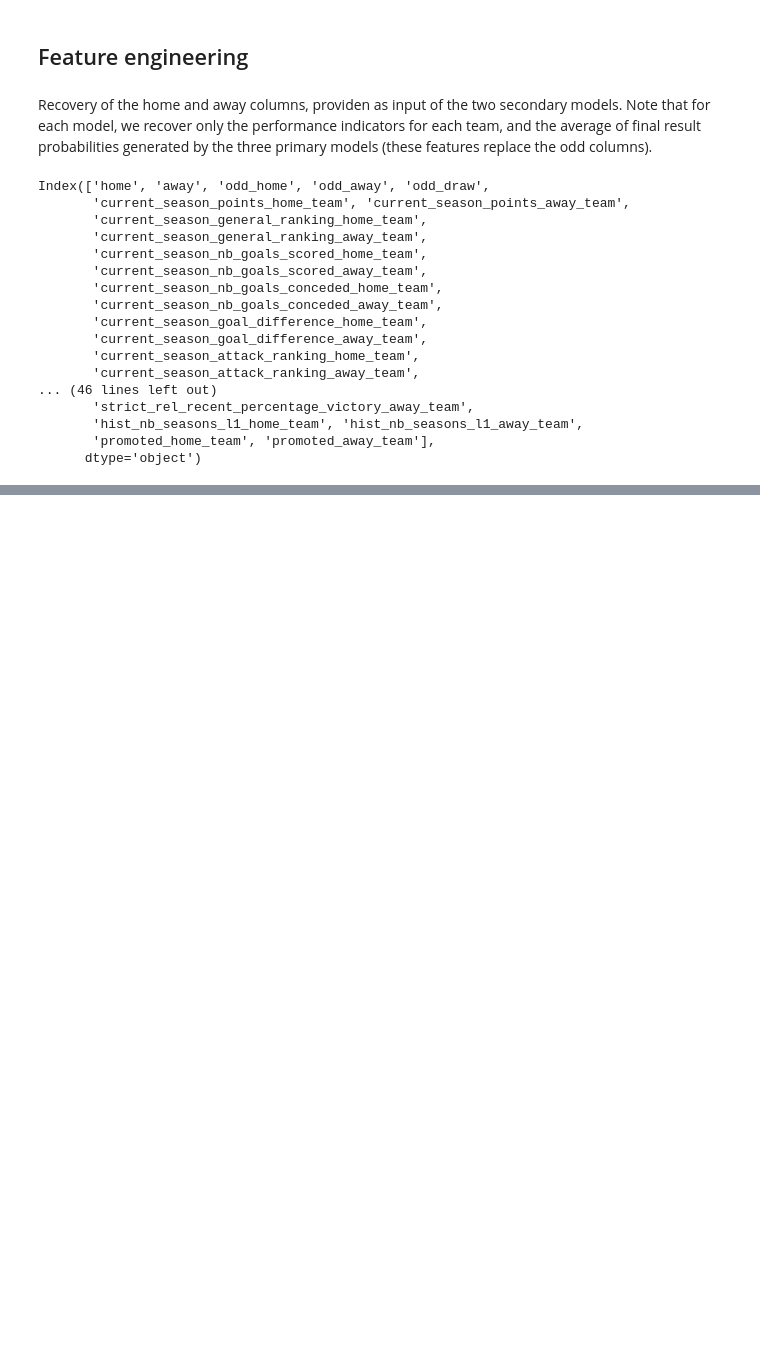
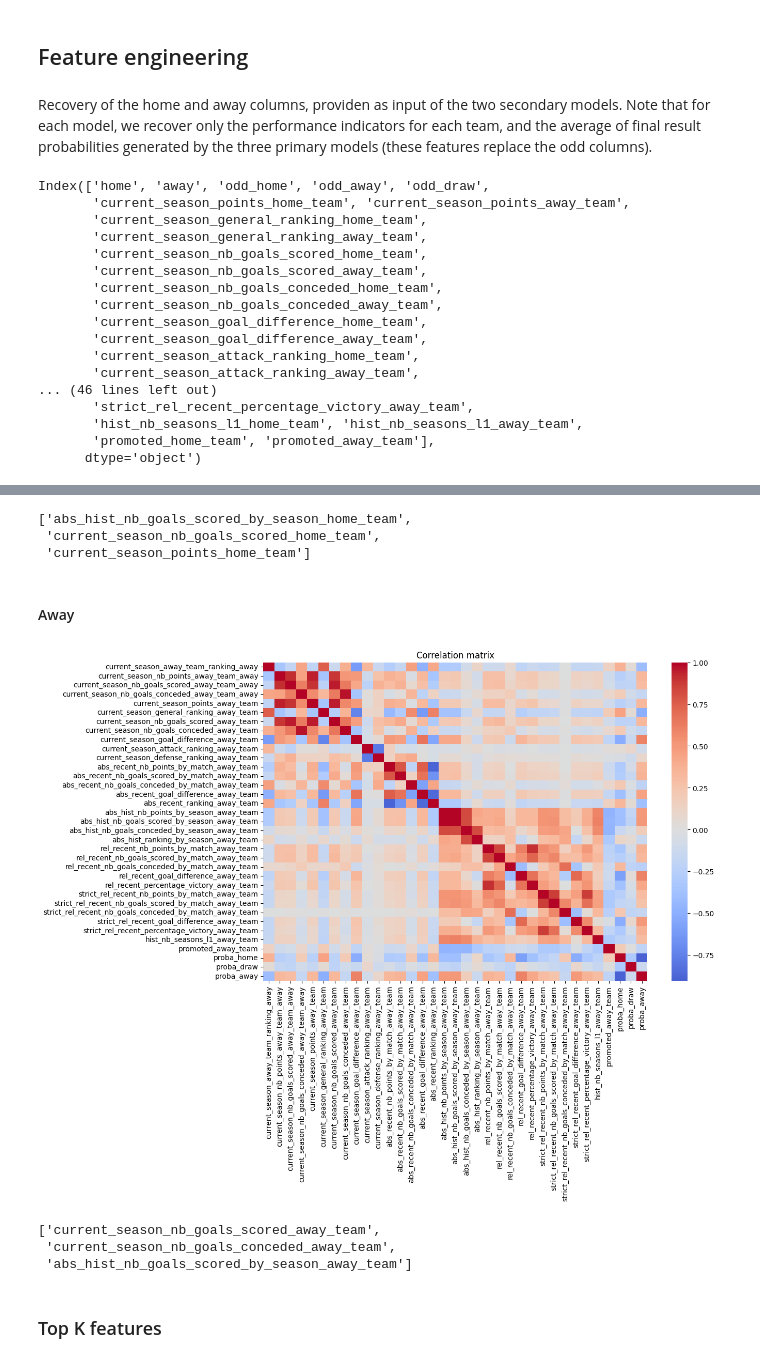
Before and after one commit to eliasmourdi/Ligue1_Predictions, a Jupyter notebook: notebooks/04-modeling.ipynb, the cells around one changed output, grey strips where cells are left out. Cells and saved outputs as stored; diff of their text form; code cells hidden in the pictures; blank space fills up the shorter version.

```diff
--- a/notebooks/04-modeling.ipynb
+++ b/notebooks/04-modeling.ipynb
@@ -410,0 +431,7 @@ X_test_secondary_away = pd.concat([X_test_secondary_away, probs_df_test], axis=1
+# %%
+highly_correlated_cols = find_highly_correlated_cols(X_train_secondary_home)
+highly_correlated_cols
+# %% [output]
+['abs_hist_nb_goals_scored_by_season_home_team',
+ 'current_season_nb_goals_scored_home_team',
+ 'current_season_points_home_team']
@@ -410,0 +441,17 @@ X_test_secondary_away = pd.concat([X_test_secondary_away, probs_df_test], axis=1
+# %% [markdown]
+#### Away
+# %%
+corr = X_train_secondary_away.corr(numeric_only=True)
+plt.figure(figsize=(12,8))
+sns.heatmap(corr, cmap="coolwarm", center=0)
+plt.title("Correlation matrix")
+plt.show()
+# %% [output]
+[figure, added]
+# %%
+highly_correlated_cols = find_highly_correlated_cols(X_train_secondary_away)
+highly_correlated_cols
+# %% [output]
+['current_season_nb_goals_scored_away_team',
+ 'current_season_nb_goals_conceded_away_team',
+ 'abs_hist_nb_goals_scored_by_season_away_team']
@@ -410,0 +461,2 @@ X_test_secondary_away = pd.concat([X_test_secondary_away, probs_df_test], axis=1
+# %% [markdown]
+### Top K features
```
Also changed, not shown: parts of 15 cells of this notebook.
